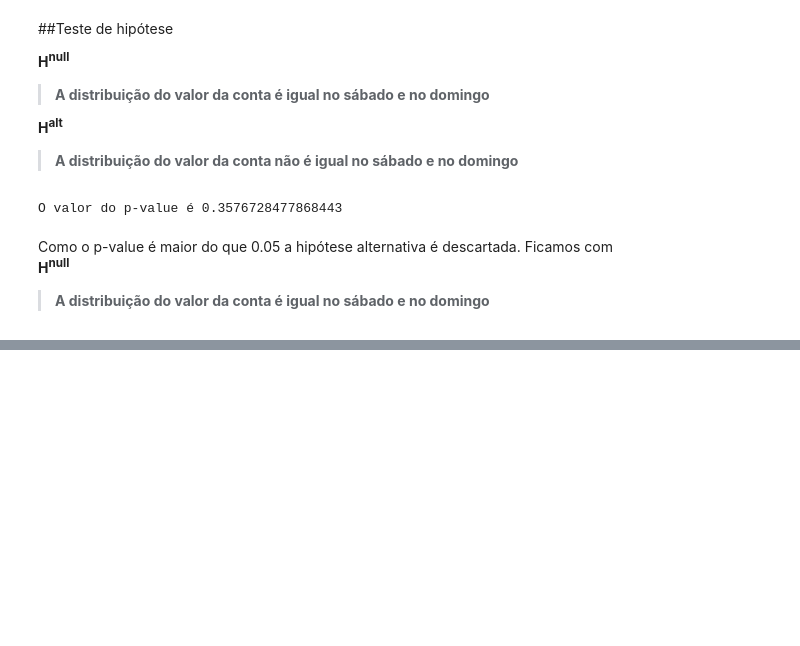
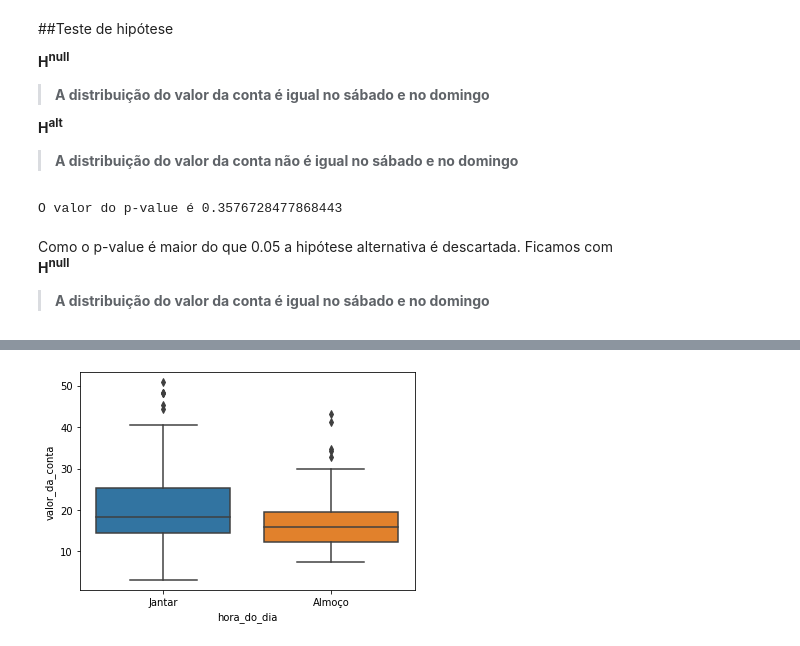
Before and after one commit to erikamarchi/data-visualization-explorando-com-seaborn, a Jupyter notebook: EDA_Gorjetas.ipynb, the cells around one changed output, grey strips where cells are left out. Saved outputs shown, nothing was run; the diff lists cells and outputs as text; code cells hidden in the pictures; blank space fills up the shorter version.

```diff
--- a/EDA_Gorjetas.ipynb
+++ b/EDA_Gorjetas.ipynb
@@ -361,0 +396,6 @@ Como o p-value é maior do que 0.05 a hipótese alternativa é descartada. Ficam
+# %%
+sns.boxplot(x='hora_do_dia',
+              y='valor_da_conta',
+              data=gorjetas);
+# %% [output]
+[figure, added]
```
Also changed, not shown: parts of 10 cells of this notebook.
